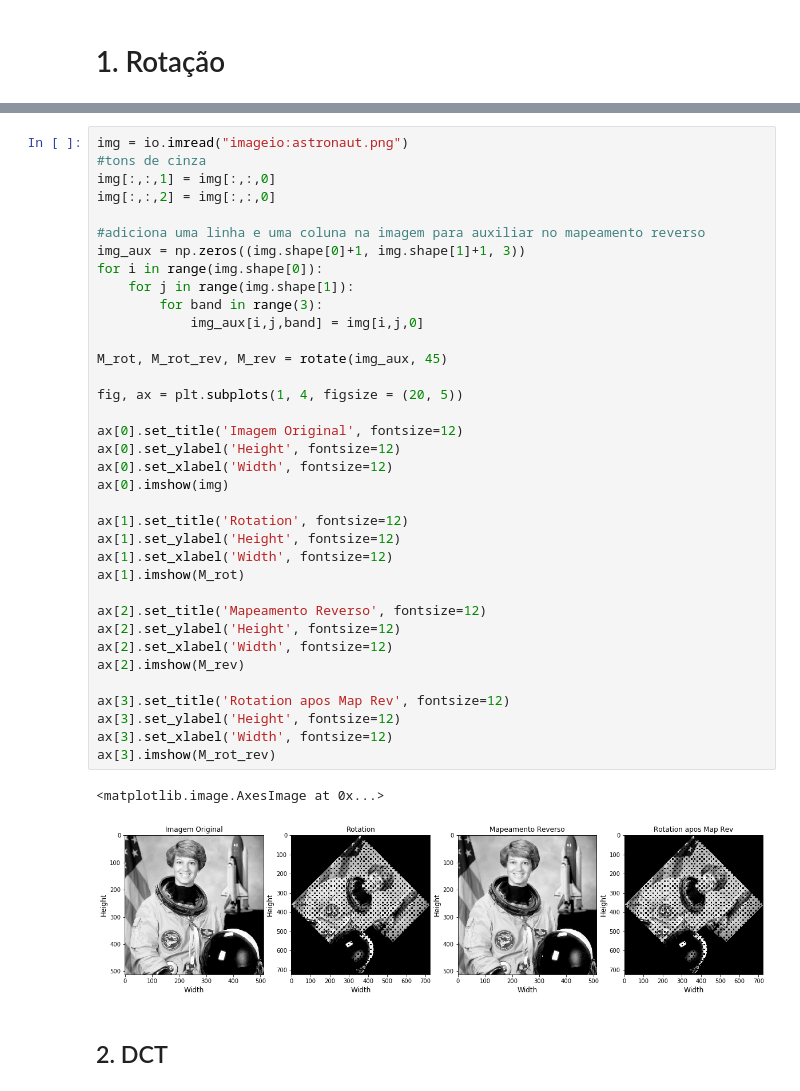
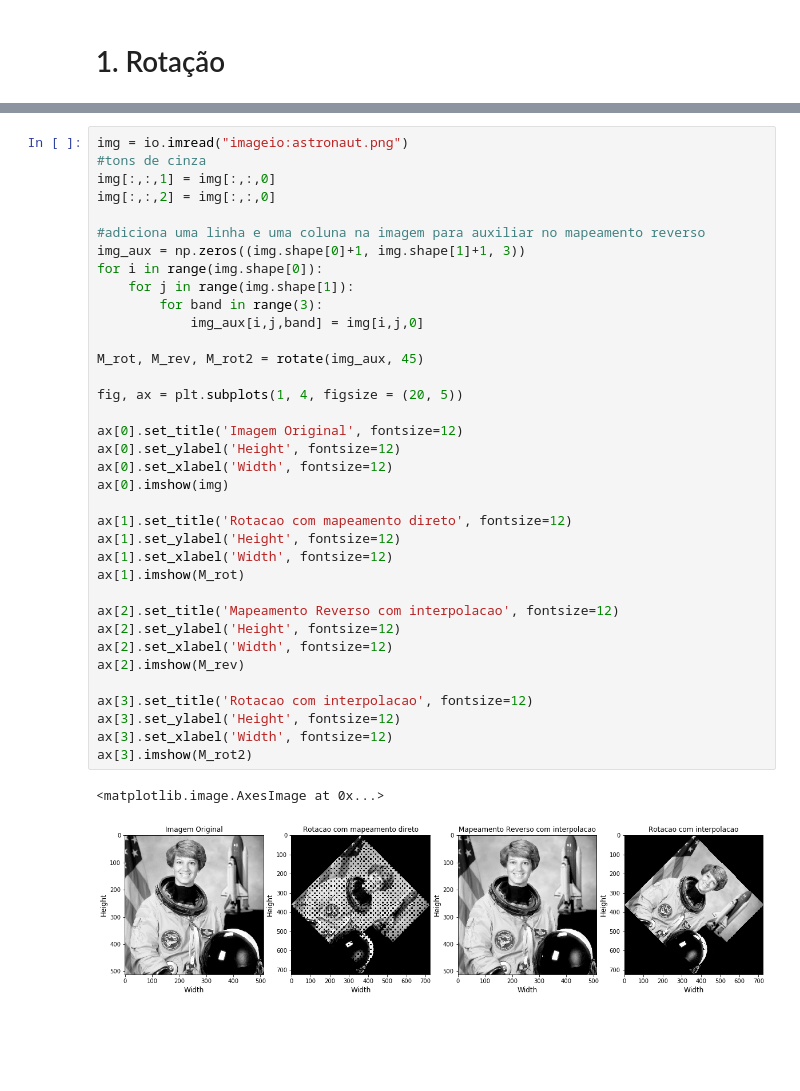
Before and after one commit to tuliosouza99/Projeto2PDI, a Jupyter notebook: Projeto2PDI.ipynb, the cells around one changed output, grey strips where cells are left out. Drawn from its saved outputs; the diff is of its cells as text; blank space fills up the shorter version.

```diff
--- a/Projeto2PDI.ipynb
+++ b/Projeto2PDI.ipynb
@@ -86,38 +152,36 @@ img = io.imread("imageio:astronaut.png")
 img[:,:,1] = img[:,:,0]
 img[:,:,2] = img[:,:,0]
 
 #adiciona uma linha e uma coluna na imagem para auxiliar no mapeamento reverso
 img_aux = np.zeros((img.shape[0]+1, img.shape[1]+1, 3))
 for i in range(img.shape[0]):
     for j in range(img.shape[1]):
         for band in range(3):
             img_aux[i,j,band] = img[i,j,0]
 
-M_rot, M_rot_rev, M_rev = rotate(img_aux, 45)
+M_rot, M_rev, M_rot2 = rotate(img_aux, 45)
 
 fig, ax = plt.subplots(1, 4, figsize = (20, 5))
 
 ax[0].set_title('Imagem Original', fontsize=12)
 ax[0].set_ylabel('Height', fontsize=12)
 ax[0].set_xlabel('Width', fontsize=12)
 ax[0].imshow(img)
 
-ax[1].set_title('Rotation', fontsize=12)
+ax[1].set_title('Rotacao com mapeamento direto', fontsize=12)
 ax[1].set_ylabel('Height', fontsize=12)
 ax[1].set_xlabel('Width', fontsize=12)
 ax[1].imshow(M_rot)
 
-ax[2].set_title('Mapeamento Reverso', fontsize=12)
+ax[2].set_title('Mapeamento Reverso com interpolacao', fontsize=12)
 ax[2].set_ylabel('Height', fontsize=12)
 ax[2].set_xlabel('Width', fontsize=12)
 ax[2].imshow(M_rev)
 
-ax[3].set_title('Rotation apos Map Rev', fontsize=12)
+ax[3].set_title('Rotacao com interpolacao', fontsize=12)
 ax[3].set_ylabel('Height', fontsize=12)
 ax[3].set_xlabel('Width', fontsize=12)
-ax[3].imshow(M_rot_rev)
+ax[3].imshow(M_rot2)
 # %% [output]
 <matplotlib.image.AxesImage at 0x...>
-[figure, old version]
+[figure, new version]
-# %% [markdown]
-## 2. DCT
```
Also changed, not shown: parts of 8 cells of this notebook.
